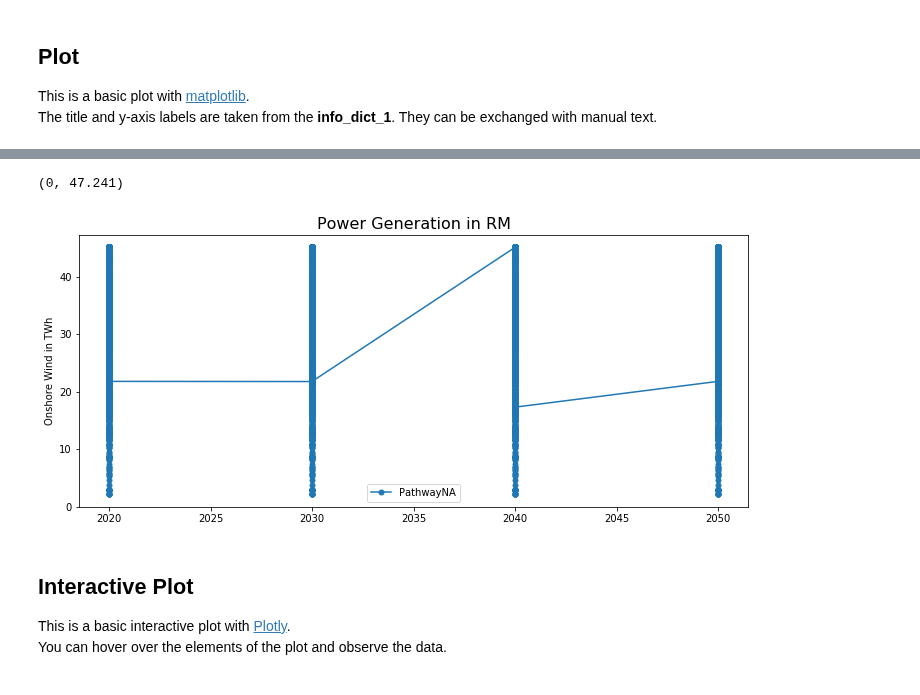
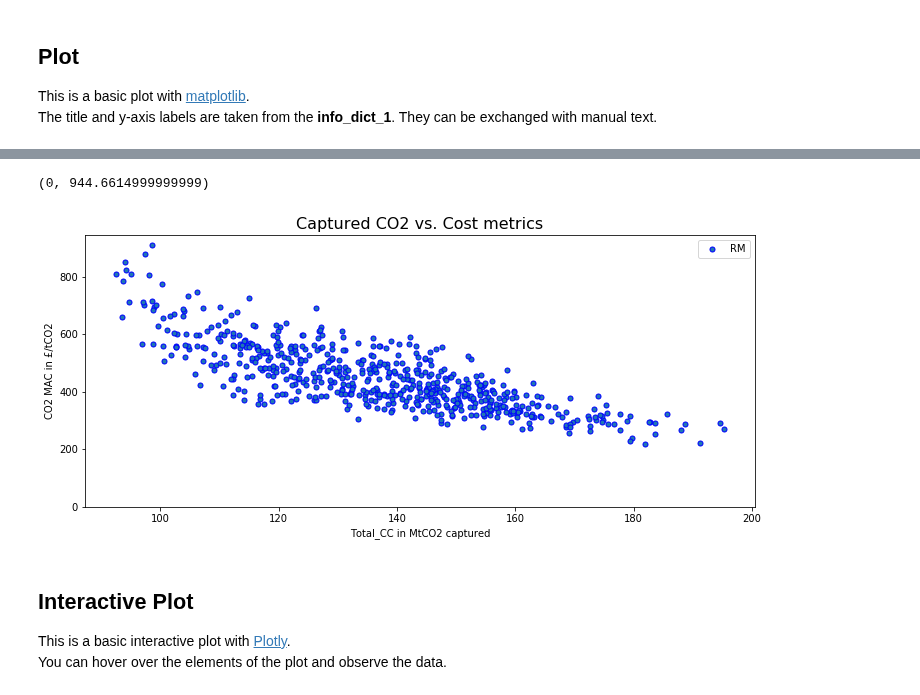
Before and after one commit to ReeemProject/reeem_db, a Jupyter notebook: database_views/reeem_jupyter/reeem_db_plot_ESME.ipynb, the cells around one changed output, grey strips where cells are left out. Drawn from its saved outputs; the diff is of its cells as text; code cells hidden in the pictures.

Commit message:
update adapter and views for ESME #40

```diff
--- a/database_views/reeem_jupyter/reeem_db_plot_ESME.ipynb
+++ b/database_views/reeem_jupyter/reeem_db_plot_ESME.ipynb
@@ -326,14 +326,14 @@ The result from the database is saved to a pandas.DataFrame (**df_1**) and can b
 # %%
 # Database select (SQL)
 sql = text("""
-    SELECT  pathway, version, scenario, year, category, indicator, value, unit  -- column
+    SELECT  pathway, version, scenario, year, nid, category, indicator, value, unit  -- column
     FROM    {0}.{1}                               -- table
-    WHERE   category = 'Power Generation'
-        AND indicator = 'Onshore Wind'
-        AND scenario = 'RM'                      -- filter 3
+    WHERE   (indicator = 'Total_CC' OR indicator = 'CO2 MAC')
+        AND (scenario = 'RM'                      -- filter 3
+        AND year = '2050')
         --AND framework = 'FrameworkV1'
         --AND version = 'DataV3'                    -- filter 4
-    ORDER BY pathway, version, year;              -- sorting """.format(schema, table_out))
+    ORDER BY pathway, version, year, indicator, nid;""".format(schema, table_out))
 df_1 = pd.read_sql_query(sql, con)
 print(df_1)
 # %% [output]
@@ -361,15 +361,16 @@ The important information from the above select (**df_1**) is collected in a Dic
 # %%
 # Facts dict
 info_dict_1 = {}
-info_dict_1['Filename'] = ['{}_reeem_plot_1' .format(pd.to_datetime('today').strftime("%Y-%m-%d"))]
-info_dict_1['Category'] = df_1.loc[:,'category'].unique()
-info_dict_1['Indicator'] = df_1.loc[:,'indicator'].unique()
-info_dict_1['Unit'] = df_1.loc[:,'unit'].unique()
+info_dict_1['Filename'] = ['{}_reeem_esme_css_plot_1' .format(pd.to_datetime('today').strftime("%Y-%m-%d"))]
+info_dict_1['Category'] = df_1.loc[:,'category'].unique().tolist()
+info_dict_1['Indicator'] = df_1.loc[:,'indicator'].unique().tolist()
+info_dict_1['Unit'] = df_1.loc[:,'unit'].unique().tolist()
 info_dict_1['Pathway'] = df_1.loc[:,'pathway'].unique()
 info_dict_1['Year'] = df_1.loc[:,'year'].unique().tolist()
 info_dict_1['Scenario'] = df_1.loc[:,'scenario'].unique()
-info_dict_1['Y-Axis'] = ['{} in {}'.format(*info_dict_1['Indicator'], *info_dict_1['Unit'])]
-info_dict_1['Title'] = ['{} in {}'.format(*info_dict_1['Category'], *info_dict_1['Scenario'])]
+info_dict_1['X-Axis'] = ['{0} in {1}'.format(info_dict_1['Indicator'][1], info_dict_1['Unit'][1])]
+info_dict_1['Y-Axis'] = ['{0} in {1}'.format(info_dict_1['Indicator'][0], info_dict_1['Unit'][0])]
+info_dict_1['Title'] = ['{0} vs. {1}'.format(info_dict_1['Category'][1], info_dict_1['Category'][0])]
 info_dict_1['Metadata'] = meta_out
 
 # Print facts
@@ -401,18 +422,19 @@ The title and y-axis labels are taken from the **info_dict_1**. They can be exch
 # %%
 # Plot for one indicator and one pathway
 fig = plt.figure(figsize=(12, 5))
 ax = plt.subplot()
 # plt.title(r'CO2-Emissions in EU28', fontsize=16)  # Manual title
 plt.title(*info_dict_1['Title'], fontsize=16)         # Title from info
 # plt.ylabel(r'CO2-Emissions in Mt')                # Manual label
 plt.ylabel(*info_dict_1['Y-Axis'])                    # Label from info
-plt.plot(df_1.loc[:,'year'], df_1.loc[:,'value'],
-         marker="o",  markersize=5)
-plt.legend(df_1.loc[:,'pathway'].unique())
+plt.xlabel(*info_dict_1['X-Axis'])                    # Label from info
+plt.plot(df_1.loc[:,'value'].loc[df_1['indicator'] == 'Total_CC'], df_1.loc[:,'value'].loc[df_1['indicator'] == 'CO2 MAC'],
+         marker="o",  markersize=5, linestyle = 'None', markeredgecolor='b',)
+plt.legend(info_dict_1['Scenario'])
 ax.set_ylim(ymin=0)
 # %% [output]
-(0, 47.241)
+(0, 944.6614999999999)
-[figure, old version]
+[figure, new version]
 # %% [markdown]
 ## Interactive Plot
 
```
Also changed, not shown: parts of 36 cells of this notebook, 3 other files.
